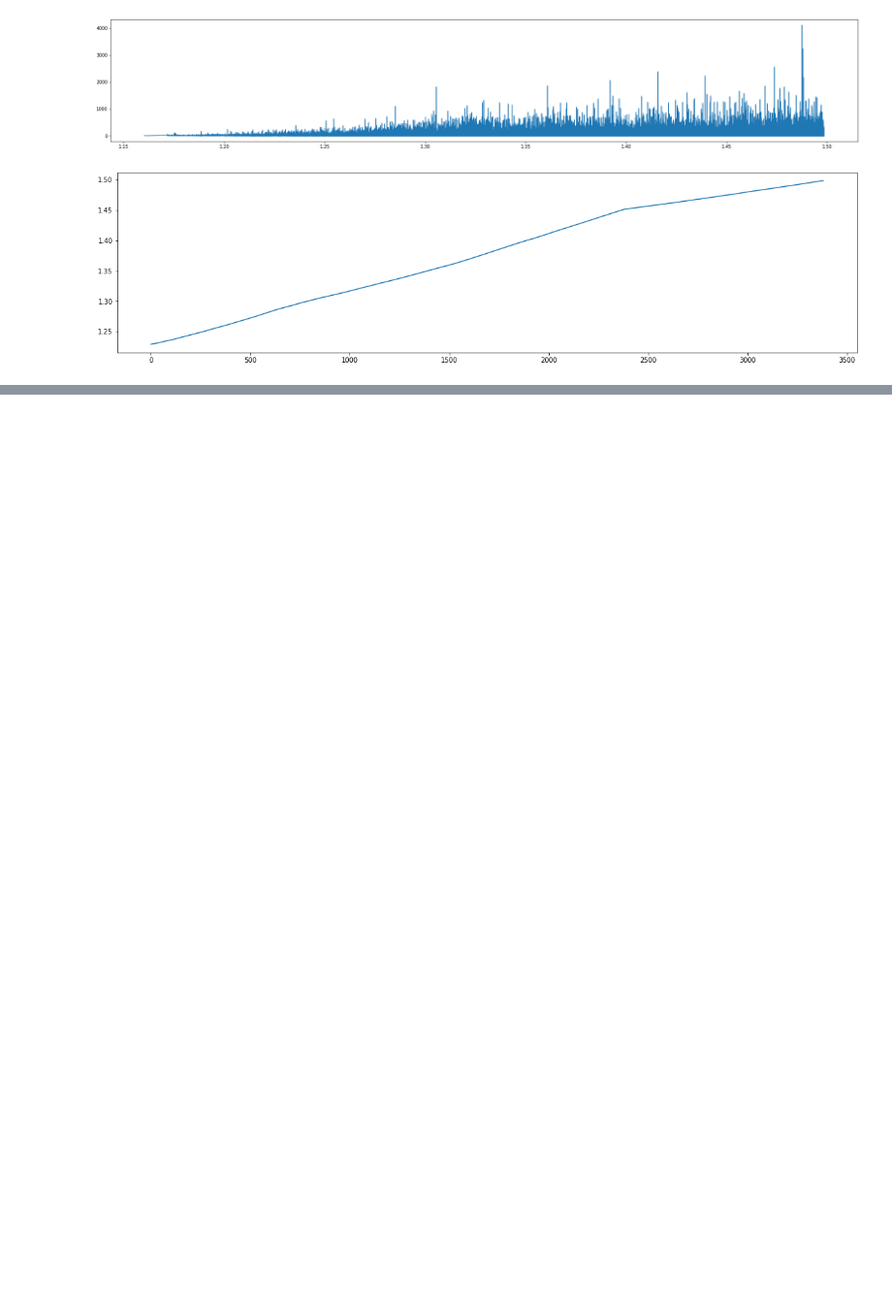
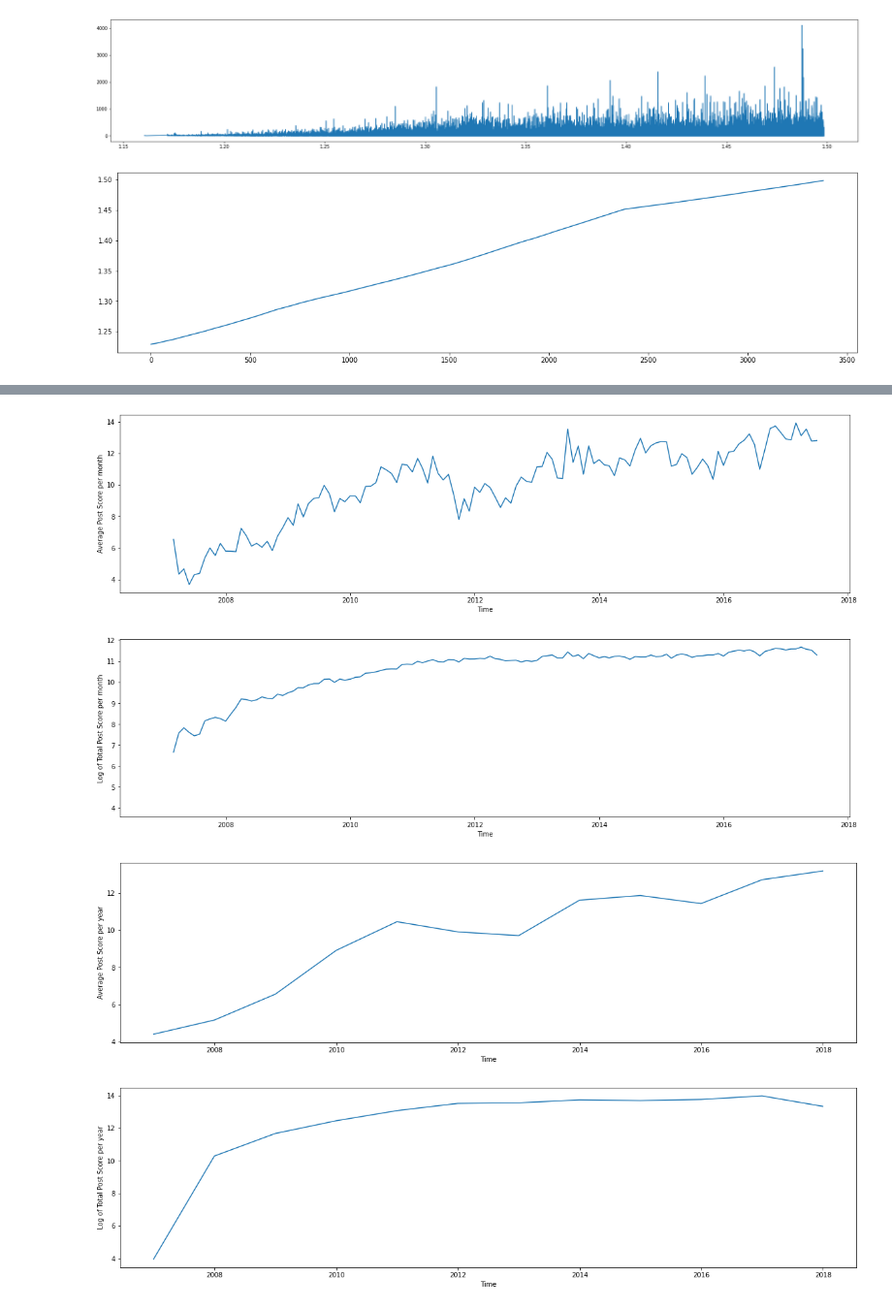
Before and after one commit to Zaidek/Part-II-Disertation, a Jupyter notebook: ptIIproj.ipynb, the cells around one changed output, grey strips where cells are left out. Shown at 97% size. Cells and saved outputs as stored; diff of their text form; code cells hidden in the pictures; blank space fills up the shorter version.

```diff
--- a/ptIIproj.ipynb
+++ b/ptIIproj.ipynb
@@ -108,0 +164,36 @@ plt.show()
+# %%
+resampled_dates_on_month = grouped_by_dates.resample('M', on ="time")
+resampled_dates_on_year = grouped_by_dates.resample('Y', on ="time")
+avg_score_per_month = resampled_dates_on_month.mean()
+total_score_per_month = resampled_dates_on_month.sum()
+avg_score_per_year = resampled_dates_on_year.mean()
+total_score_per_year = resampled_dates_on_year.sum()
+# %%
+plt.figure(figsize = (20, 5))
+plt.plot(avg_score_per_month["score"].keys(), avg_score_per_month["score"])
+plt.xlabel("Time")
+plt.ylabel("Average Post Score per month")
+plt.show()
+
+plt.figure(figsize = (20, 5))
+plt.plot(total_score_per_month["score"].keys(), np.log(total_score_per_month["score"]))
+plt.xlabel("Time")
+plt.ylabel("Log of Total Post Score per month")
+plt.show()
+
+plt.figure(figsize = (20, 5))
+plt.plot(avg_score_per_year["score"].keys(), avg_score_per_year["score"])
+plt.xlabel("Time")
+plt.ylabel("Average Post Score per year")
+plt.show()
+
+plt.figure(figsize = (20, 5))
+plt.plot(total_score_per_year["score"].keys(), np.log(total_score_per_year["score"]))
+plt.xlabel("Time")
+plt.ylabel("Log of Total Post Score per year")
+plt.show()
+# %% [output]
+[figure, added]
+[figure, added]
+[figure, added]
+[figure, added]
```
Also changed, not shown: parts of 7 cells of this notebook.
